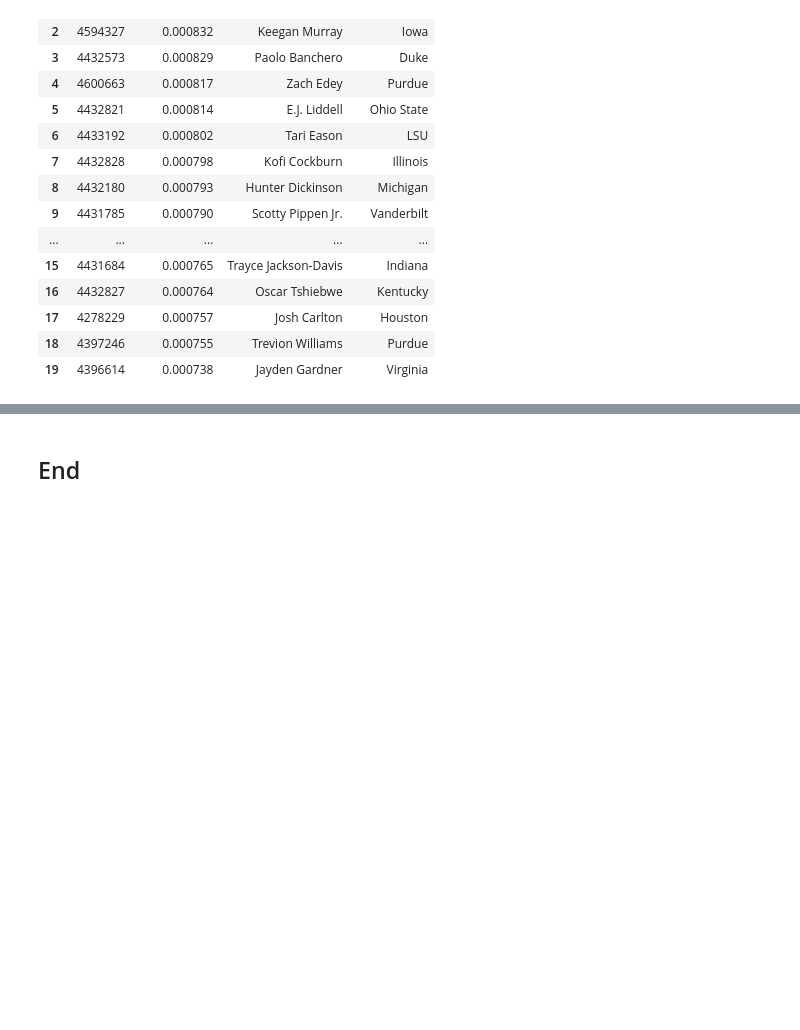
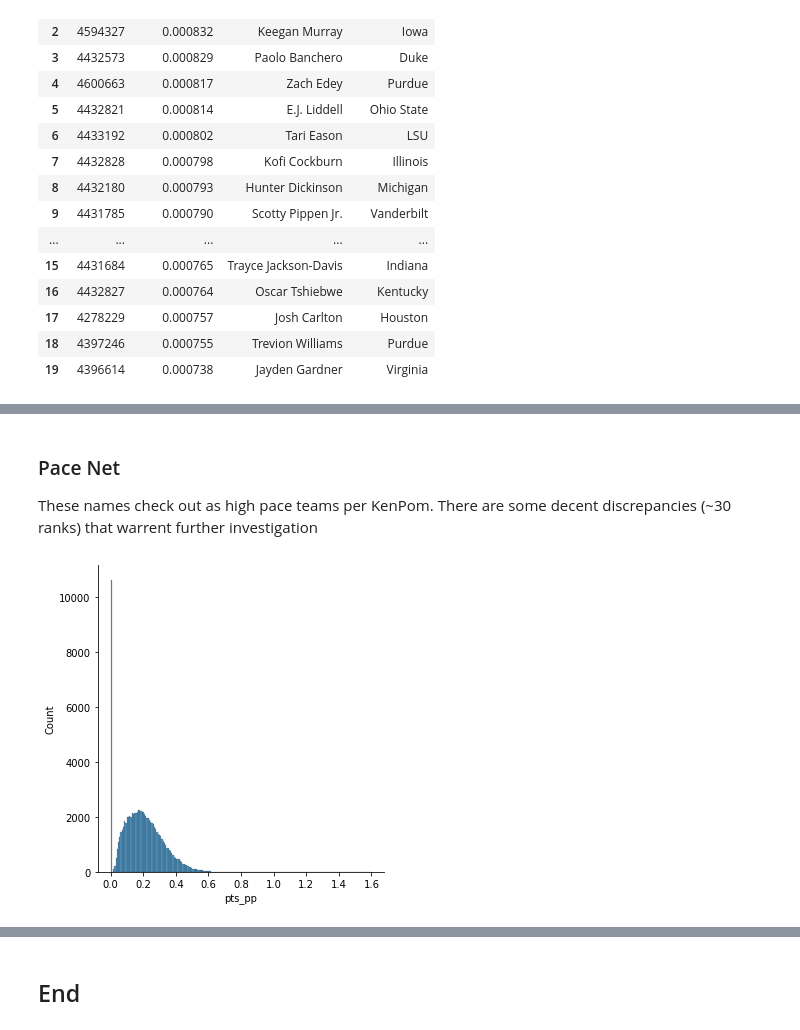
Before and after one commit to btatkinson/NCAA-basketball-Capstone, a Jupyter notebook: notebooks/blake_exploratory/player_pagerank.ipynb, the cells around one changed output, grey strips where cells are left out. Drawn from its saved outputs; the diff is of its cells as text; code cells hidden in the pictures; blank space fills up the shorter version.

Commit message:
player pagerank edited

```diff
--- a/notebooks/blake_exploratory/player_pagerank.ipynb
+++ b/notebooks/blake_exploratory/player_pagerank.ipynb
@@ -381,0 +482,16 @@ However, pagerank is not without faults. JD Notae and Jabari Smith are being rew
+# %% [markdown]
+
+### Pace Net
+
+These names check out as high pace teams per KenPom. There are some decent discrepancies (~30 ranks) that warrent further investigation
+# %%
+import seaborn as sns
+import matplotlib.pyplot as plt
+
+# worth noting there are a lot of players that don't score during their time in the game
+# I assume an 8 man rotation (8 players play substantial time) for every team, but some teams use 7 which would inflate
+# defensive numbers
+sns.displot(pbox['pts_pp'])
+plt.show()
+# %% [output]
+[figure, added]
```
Also changed, not shown: parts of 27 cells of this notebook.
